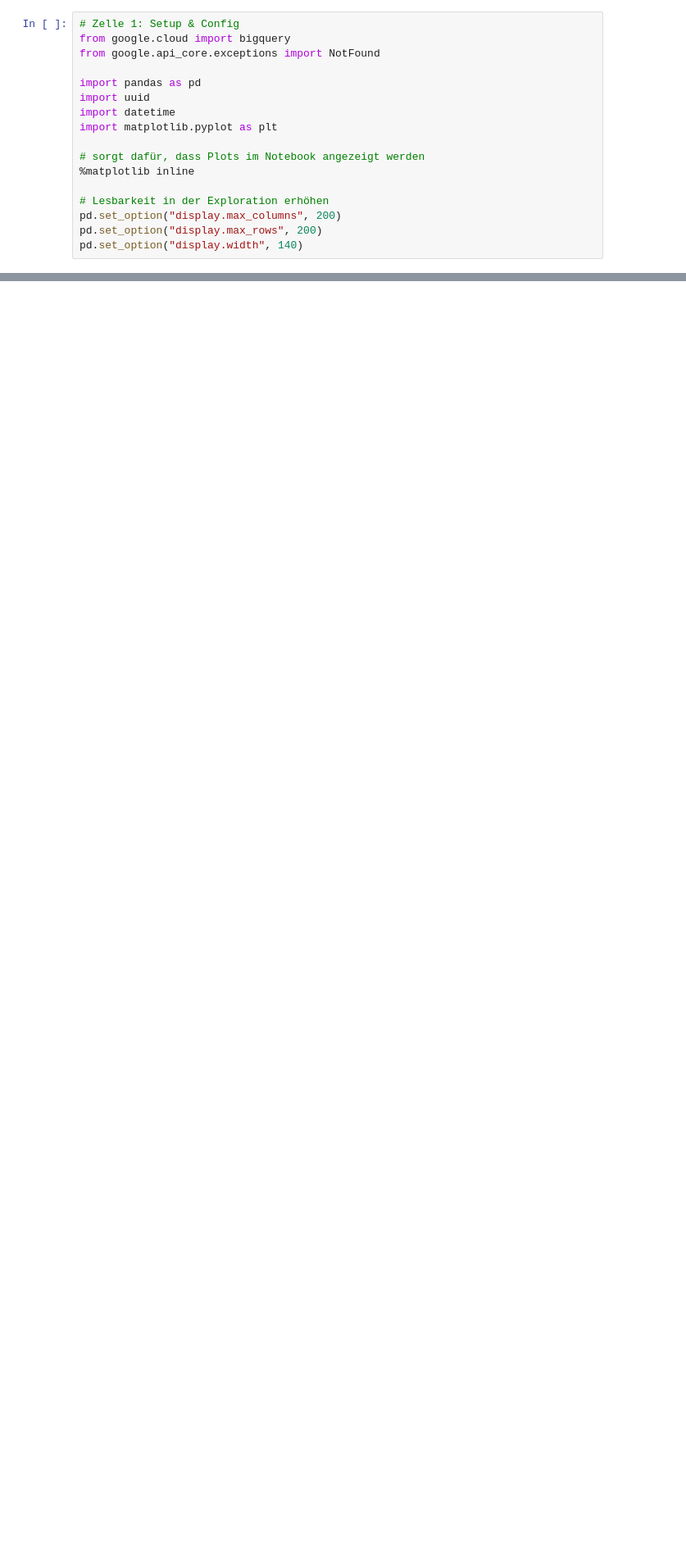
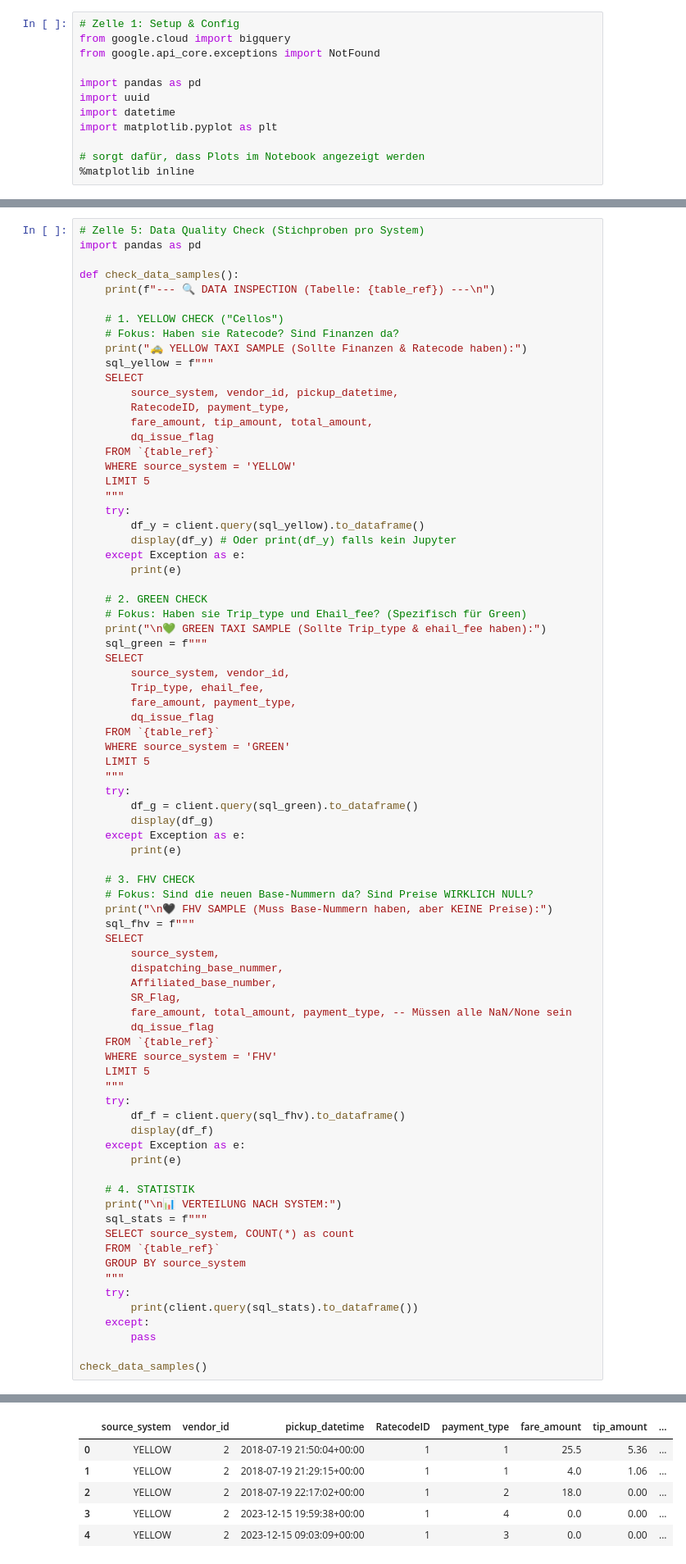
Before and after one commit to laniaker/bi_project_task2, a Jupyter notebook: notebook_canonical/ETL_canonical.ipynb, the cells around one changed output, grey strips where cells are left out. Shown: that part at 82% size. Saved outputs shown, nothing was run; the diff lists cells and outputs as text; blank space fills up the shorter version.

```diff
--- a/notebook_canonical/ETL_canonical.ipynb
+++ b/notebook_canonical/ETL_canonical.ipynb
@@ -10,9 +10,4 @@ import matplotlib.pyplot as plt
 
 # sorgt dafür, dass Plots im Notebook angezeigt werden
 %matplotlib inline
-
-# Lesbarkeit in der Exploration erhöhen
-pd.set_option("display.max_columns", 200)
-pd.set_option("display.max_rows", 200)
-pd.set_option("display.width", 140)
 # %%
@@ -290,0 +367,80 @@ except:
+# %%
+# Zelle 5: Data Quality Check (Stichproben pro System)
+import pandas as pd
+
+def check_data_samples():
+    print(f"--- 🔍 DATA INSPECTION (Tabelle: {table_ref}) ---\n")
+
+    # 1. YELLOW CHECK ("Cellos")
+    # Fokus: Haben sie Ratecode? Sind Finanzen da?
+    print("🚕 YELLOW TAXI SAMPLE (Sollte Finanzen & Ratecode haben):")
+    sql_yellow = f"""
+    SELECT
+        source_system, vendor_id, pickup_datetime,
+        RatecodeID, payment_type,
+        fare_amount, tip_amount, total_amount,
+        dq_issue_flag
+    FROM `{table_ref}`
+    WHERE source_system = 'YELLOW'
+    LIMIT 5
+    """
+    try:
+        df_y = client.query(sql_yellow).to_dataframe()
+        display(df_y) # Oder print(df_y) falls kein Jupyter
+    except Exception as e:
+        print(e)
+
+    # 2. GREEN CHECK
+    # Fokus: Haben sie Trip_type und Ehail_fee? (Spezifisch für Green)
+    print("\n💚 GREEN TAXI SAMPLE (Sollte Trip_type & ehail_fee haben):")
+    sql_green = f"""
+    SELECT
+        source_system, vendor_id,
+        Trip_type, ehail_fee,
+        fare_amount, payment_type,
+        dq_issue_flag
+    FROM `{table_ref}`
+    WHERE source_system = 'GREEN'
+    LIMIT 5
+    """
+    try:
+        df_g = client.query(sql_green).to_dataframe()
+        display(df_g)
+    except Exception as e:
+        print(e)
+
+    # 3. FHV CHECK
+    # Fokus: Sind die neuen Base-Nummern da? Sind Preise WIRKLICH NULL?
+    print("\n🖤 FHV SAMPLE (Muss Base-Nummern haben, aber KEINE Preise):")
+    sql_fhv = f"""
+    SELECT
+        source_system,
+        dispatching_base_nummer,
+        Affiliated_base_number,
+        SR_Flag,
+        fare_amount, total_amount, payment_type, -- Müssen alle NaN/None sein
+        dq_issue_flag
+    FROM `{table_ref}`
+    WHERE source_system = 'FHV'
+    LIMIT 5
+    """
+    try:
+        df_f = client.query(sql_fhv).to_dataframe()
+        display(df_f)
+    except Exception as e:
+        print(e)
+
+    # 4. STATISTIK
+    print("\n📊 VERTEILUNG NACH SYSTEM:")
+    sql_stats = f"""
+    SELECT source_system, COUNT(*) as count
+    FROM `{table_ref}`
+    GROUP BY source_system
+    """
+    try:
+        print(client.query(sql_stats).to_dataframe())
+    except:
+        pass
+
+check_data_samples()
+# %% [output]
@@ -290,0 +450,6 @@ except:
+|  | source_system | vendor_id | pickup_datetime | RatecodeID | payment_type | fare_amount | tip_amount | ... |
+| 0 | YELLOW | 2 | 2018-07-19 21:50:04+00:00 | 1 | 1 | 25.5 | 5.36 | ... |
+| 1 | YELLOW | 2 | 2018-07-19 21:29:15+00:00 | 1 | 1 | 4.0 | 1.06 | ... |
+| 2 | YELLOW | 2 | 2018-07-19 22:17:02+00:00 | 1 | 2 | 18.0 | 0.00 | ... |
+| 3 | YELLOW | 2 | 2023-12-15 19:59:38+00:00 | 1 | 4 | 0.0 | 0.00 | ... |
+| 4 | YELLOW | 2 | 2023-12-15 09:03:09+00:00 | 1 | 3 | 0.0 | 0.00 | ... |
```
Also changed, not shown: parts of 6 cells of this notebook, 5 other files.
